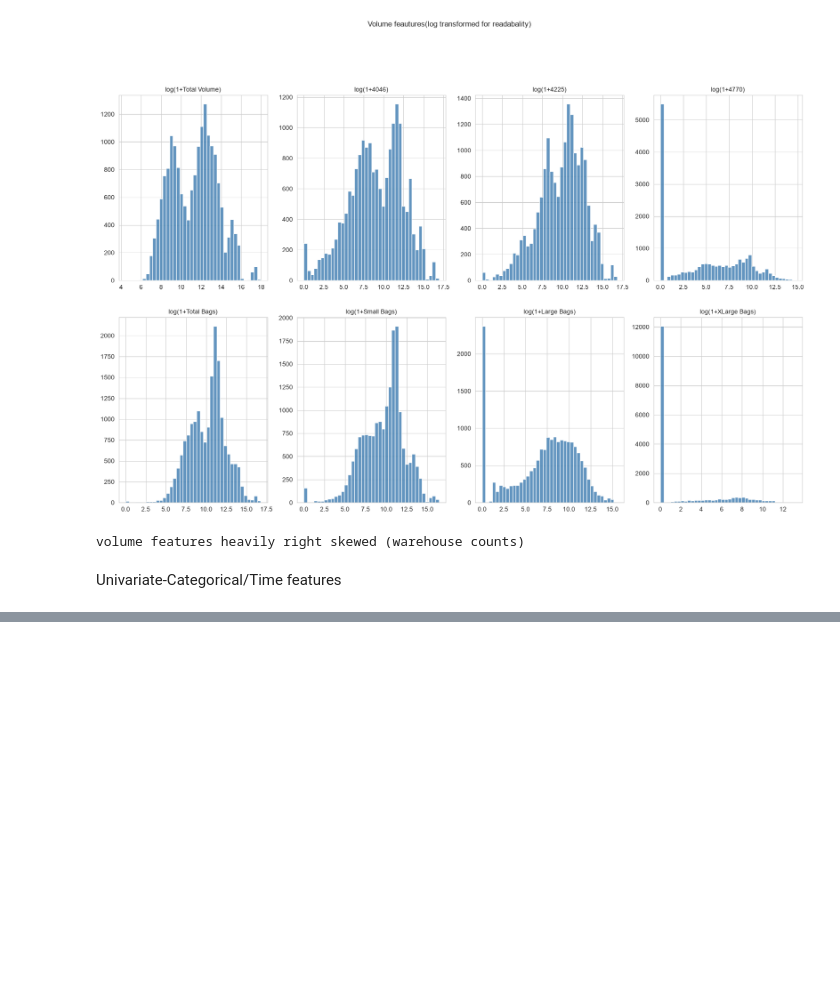
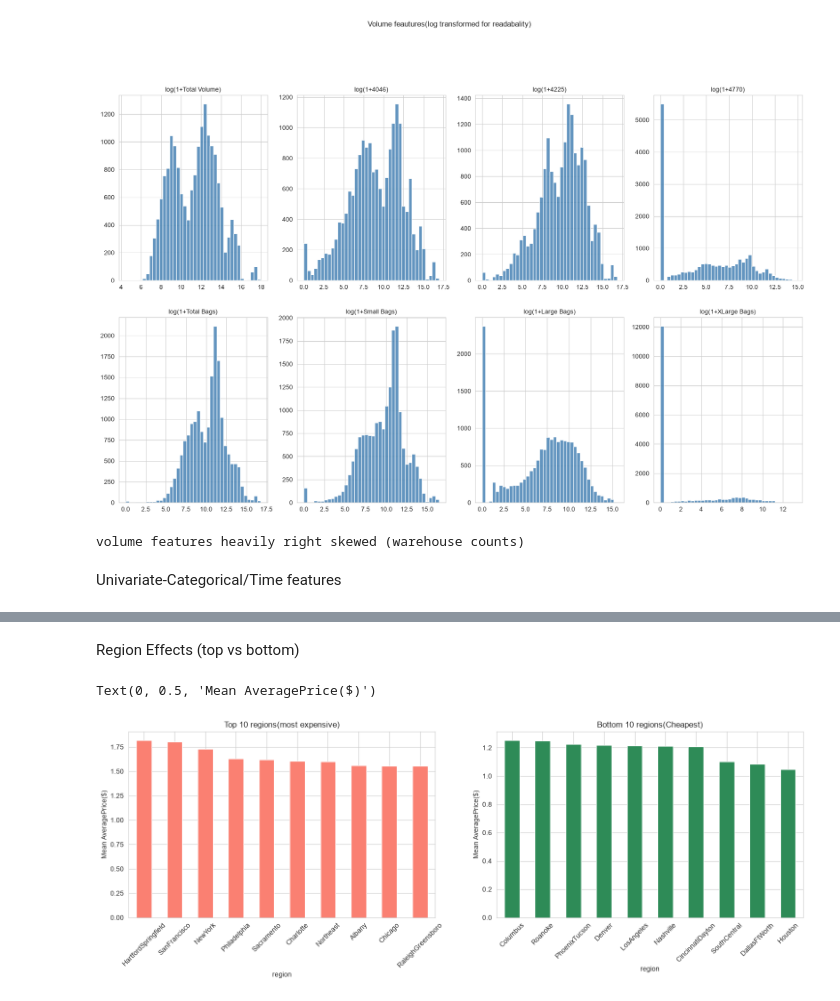
Before and after one commit to asullad-lgtm/Data-science-projects, a Jupyter notebook: Regression/Avacado_price_prediction/01_eda.ipynb, the cells around one changed output, grey strips where cells are left out. Cells and saved outputs as stored; diff of their text form; code cells hidden in the pictures; blank space fills up the shorter version.

```diff
--- a/Regression/Avacado_price_prediction/01_eda.ipynb
+++ b/Regression/Avacado_price_prediction/01_eda.ipynb
@@ -101,0 +149,14 @@ plt.tight_layout;plt.show()
+# %% [markdown]
+Region Effects (top vs bottom)
+# %%
+region_means = df.groupby('region')['AveragePrice'].mean().sort_values(ascending=False)
+fig,ax = plt.subplots(1,2,figsize=(18,5))
+region_means.head(10).plot(kind='bar',ax=ax[0],color='salmon')
+ax[0].set_title('Top 10 regions(most expensive)');ax[0].tick_params(axis='x',rotation=45)
+ax[0].set_ylabel('Mean AveragePrice($)')
+region_means.tail(10).plot(kind='bar',ax=ax[1],color='seagreen')
+ax[1].set_title('Bottom 10 regions(Cheapest)');ax[1].tick_params(axis='x',rotation=45)
+ax[1].set_ylabel('Mean AveragePrice($)')
+# %% [output]
+Text(0, 0.5, 'Mean AveragePrice($)')
+[figure, added]
```
Also changed, not shown: parts of 12 cells of this notebook.
